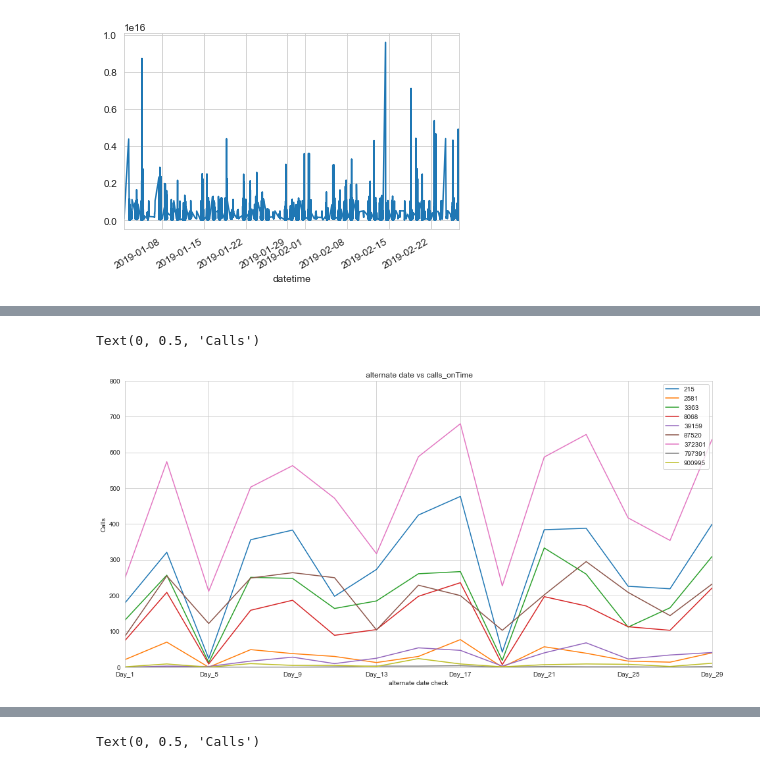
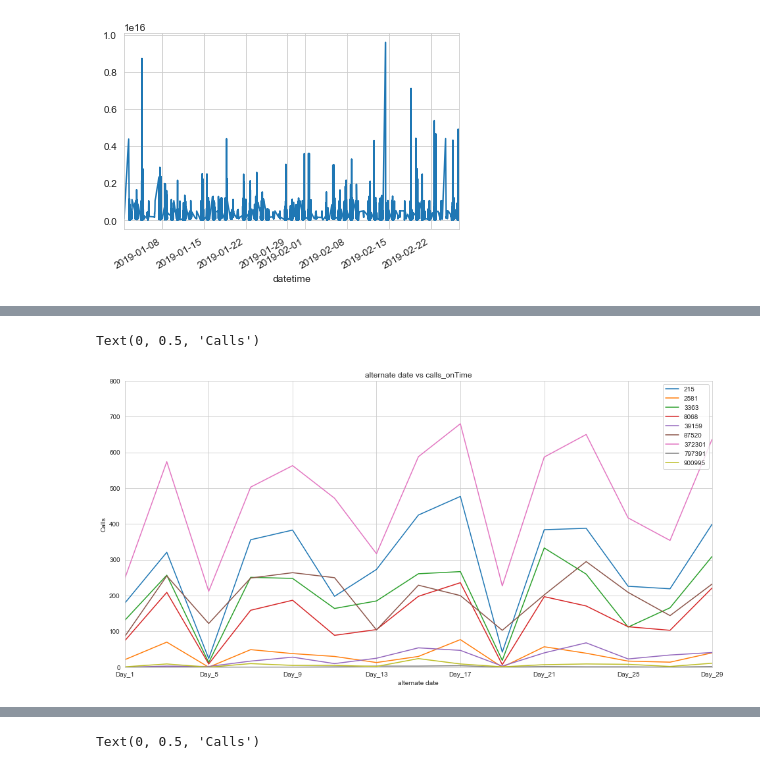
Before and after one commit to rticseto/DataScientistTest, a Jupyter notebook: SLA-Analysis.ipynb, the cells around one changed output, grey strips where cells are left out. Drawn from its saved outputs; the diff is of its cells as text; code cells hidden in the pictures.

```diff
--- a/SLA-Analysis.ipynb
+++ b/SLA-Analysis.ipynb
@@ -174,9 +183,10 @@ calls_Jan
 # %%
+#Visually, this looks like:
 calls_Jan_T = calls_Jan.T
-calls_Jan_T.plot(title=' alternate date vs calls_onTime', figsize=(16,8),
+calls_Jan_T.plot(title='alternate date vs calls_onTime', figsize=(16,8),
                  ylim=(0,800))
-plt.xlabel('alternate date check')
+plt.xlabel('alternate date')
 plt.ylabel('Calls')
 # %% [output]
 Text(0, 0.5, 'Calls')
-[figure, old version]
+[figure, new version]
```
Also changed, not shown: parts of 43 cells of this notebook.
